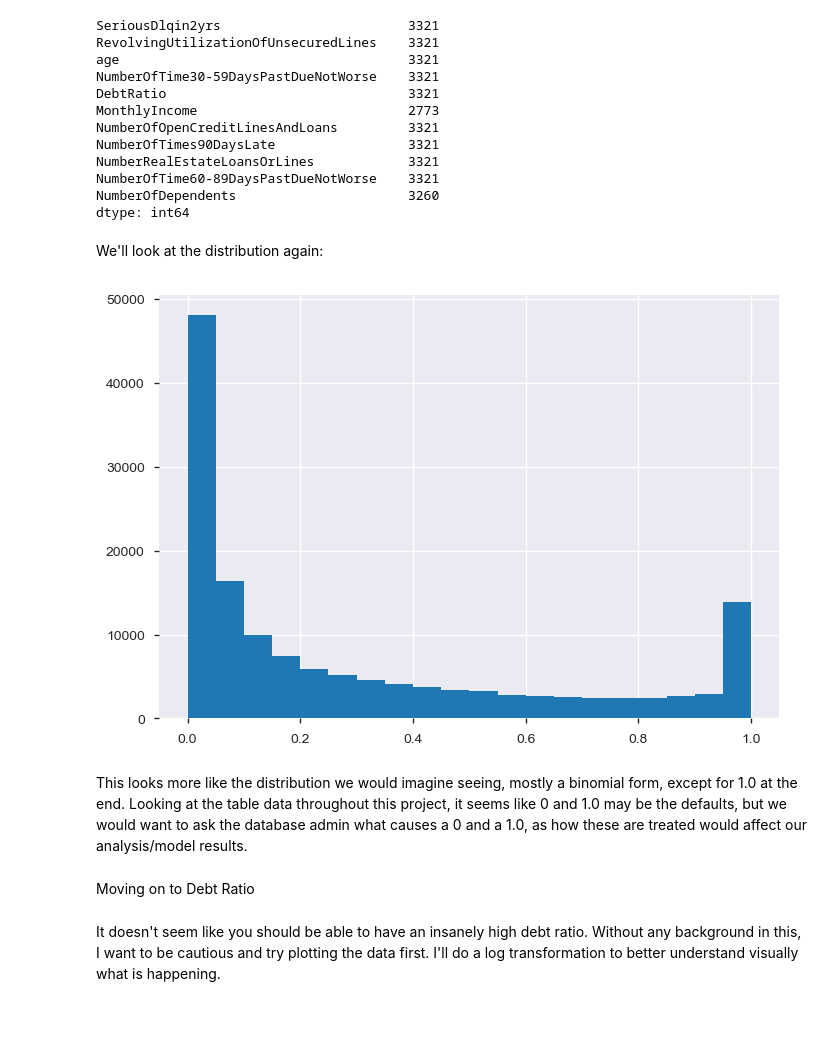
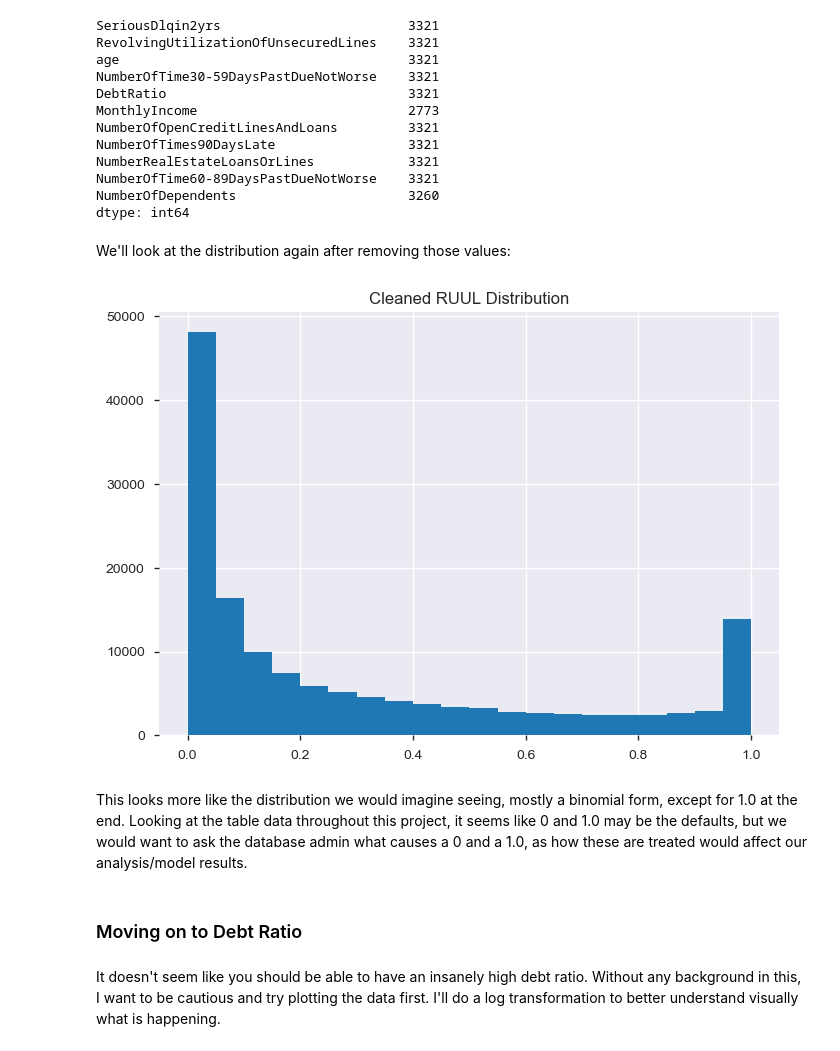
Before and after one commit to thealongsider/Data-Analytics-Projects, a Jupyter notebook: Paidy/Paidy Dataset Exercise.ipynb, the cells around one changed output. Cells and saved outputs as stored; diff of their text form; code cells hidden in the pictures; blank space fills up the shorter version.

```diff
--- a/Paidy/Paidy Dataset Exercise.ipynb
+++ b/Paidy/Paidy Dataset Exercise.ipynb
@@ -161,14 +171,16 @@ cred_e1= cred[cred['RevolvingUtilizationOfUnsecuredLines']<=1.00]
 # %% [markdown]
-We'll look at the distribution again:
+We'll look at the distribution again after removing those values:
 # %%
+#plot new RUUL distribution after cleaning
 plt.hist(cred_e1['RevolvingUtilizationOfUnsecuredLines'],bins=20)
+plt.title('Cleaned RUUL Distribution')
 plt.show()
 # %% [output]
-[figure, old version]
+[figure, new version]
 # %% [markdown]
 This looks more like the distribution we would imagine seeing, mostly a binomial form, except for 1.0 at the end. Looking at the table data throughout this project, it seems like 0 and 1.0 may be the defaults, but we would want to ask the database admin what causes a 0 and a 1.0, as how these are treated would affect our analysis/model results.
 # %% [markdown]
-Moving on to Debt Ratio
+### Moving on to Debt Ratio
 # %% [markdown]
 It doesn't seem like you should be able to have an insanely high debt ratio. Without any background in this, I want to be cautious and try plotting the data first. I'll do a log transformation to better understand visually what is happening.
 # %%
```
Also changed, not shown: parts of 56 cells of this notebook.
